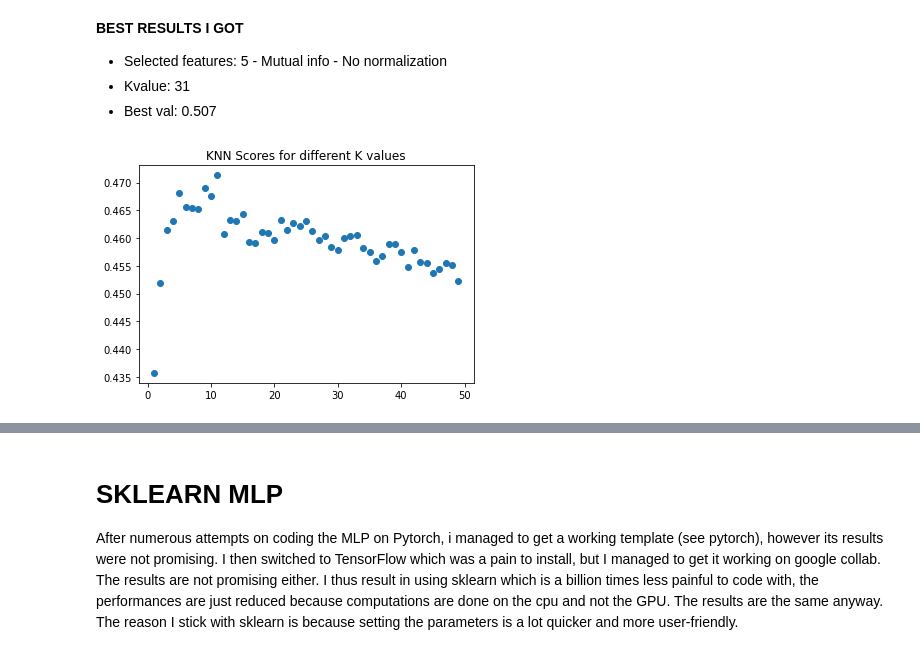
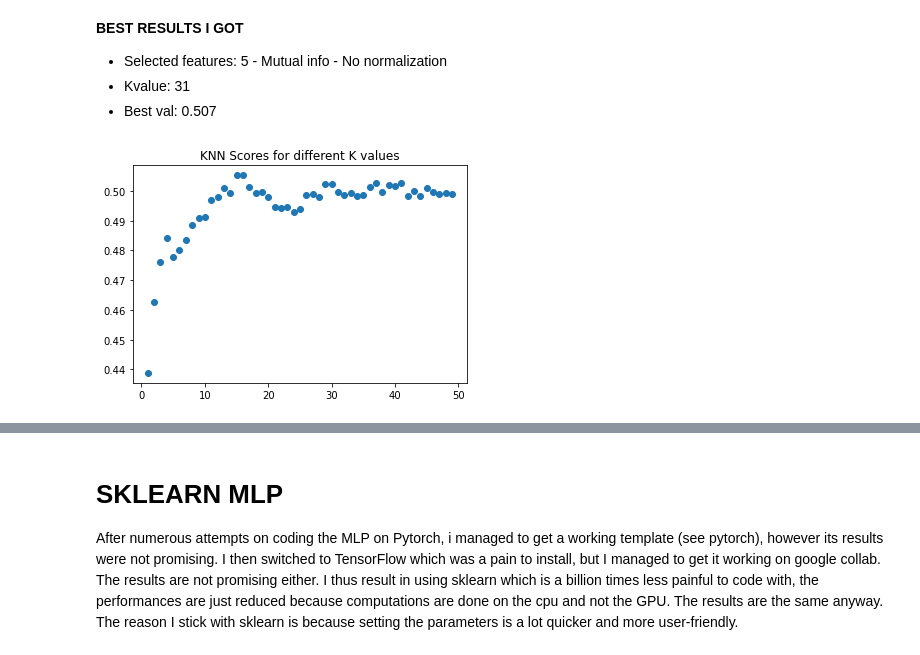
Before and after one commit to Beben107700/LELEC2870-Machine-Learning, a Jupyter notebook: Machine learning - Project - 1.ipynb, the cells around one changed output, grey strips where cells are left out. Cells and saved outputs as stored; diff of their text form; code cells hidden in the pictures.

```diff
--- a/Machine learning - Project - 1.ipynb
+++ b/Machine learning - Project - 1.ipynb
@@ -101,0 +107,11 @@ X1 = normalized_df
+# %%
+
+#df = X1
+#normalized_df = (df-df.min())/(df.max()-df.min())
+#X1 = normalized_df
+
+
+StdSca = StandardScaler() # c'est la fonction qu'on a utilisé dans les TP
+
+X1 = pd.DataFrame(StdSca.fit_transform(X1), columns=X1.columns)
+X1.describe() #values are now correctly centered around 0 with std = 1
@@ -182,5 +208,5 @@ plt.show()
 # %%
-features_to_take = 20
+features_to_take = 5
 threshold = sorted_mutualinfo[features_to_take]
 print(threshold)
 selected_mutinfo = np.argwhere(mutualinfo > threshold)
@@ -261,19 +276,19 @@ print(score_regression(linear_ypred, y_test))
 ## KNN Regressor
 When training on k neighbors, we must choose how many neighbors we will choose. For that reason, I will apply the KMN algorithm on 10K values.
 # %%
-def kmnscore(i):
-    kmnregr = sklearn.neighbors.KNeighborsRegressor(i,n_jobs=8)
-    kmnregr.fit(X_train, y_train)
+def knnscore(i):
+    knnregr = sklearn.neighbors.KNeighborsRegressor(i, n_jobs=-1)
+    knnregr.fit(X_train, y_train)
 
-    ykmn = kmnregr.predict(X_test)
-    ret = score_regression(ykmn, y_test)
+    yknn = knnregr.predict(X_test)
+    ret = score_regression(yknn, y_test)
     return ret
 # %%
 Kvalue = []
 Kscore = []
 for i in range(1,500,10):
     Kvalue.append(i)
-    Kscore.append(kmnscore(i))
+    Kscore.append(knnscore(i))
 
 plt.scatter(Kvalue, Kscore)
 plt.title('KNN Scores for different K values')
@@ -292,16 +307,16 @@ Kvalue[3]
 # %%
 Kvalue = []
 Kscore = []
 for i in range(1,50,1):
     Kvalue.append(i)
-    Kscore.append(kmnscore(i))
+    Kscore.append(knnscore(i))
 
 plt.scatter(Kvalue, Kscore)
 plt.title('KNN Scores for different K values')
 
 plt.show()
 # %% [output]
-[figure, old version]
+[figure, new version]
 # %%
 print(np.argmax(Kscore))
 print(np.max(Kscore))
```
Also changed, not shown: parts of 28 cells of this notebook, 1 other file.
